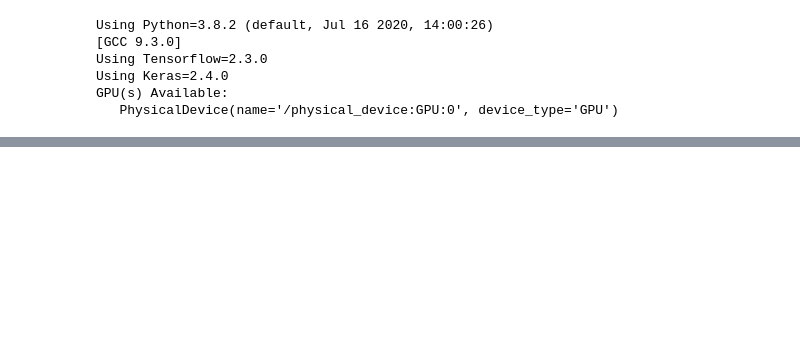
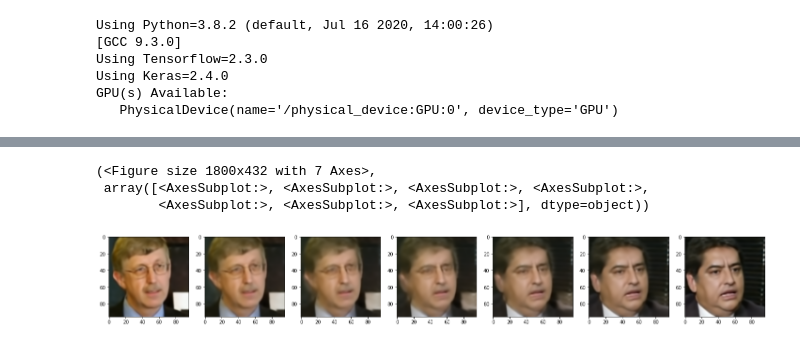
Before and after one commit to etotheipi/nvae_tensorflow, a Jupyter notebook: layer_playground.ipynb, the cells around one changed output, grey strips where cells are left out. Cells and saved outputs as stored; diff of their text form; code cells hidden in the pictures; blank space fills up the shorter version.

Commit message:
Face merging not too shabby

```diff
--- a/layer_playground.ipynb
+++ b/layer_playground.ipynb
@@ -393,0 +345,27 @@ fig.savefig(f'images/nvae_gen_random.png')
+# %%
+
+def merge_faces(model, face1, face2):
+    _ = tf.squeeze(model(tf.expand_dims(face1, axis=0)))
+    f1_zs = get_last_z_output(model)
+
+    _ = tf.squeeze(model(tf.expand_dims(face2, axis=0)))
+    f2_zs = get_last_z_output(model)
+
+    f12_zs = linterp_zs(f1_zs, f2_zs, alpha=0.5)
+    f12_dictated = dictate_next_output(model, f12_zs, IMAGE_SIZE)
+
+    fig,axs = plt.subplots(1, 7, figsize=(25,6))
+    d_alpha = 1.0 / 6
+    for i in range(7):
+        blended_zs = linterp_zs(f1_zs, f2_zs, alpha=1.0 - i * d_alpha)
+        blended_face = dictate_next_output(model, blended_zs, (64,64,3))
+        axs[i].imshow(lfw.unscale_img(blended_face))
+
+    return fig,axs
+# %%
+merge_faces(full_nvae, f1, f2)
+# %% [output]
+(<Figure size 1800x432 with 7 Axes>,
+ array([<AxesSubplot:>, <AxesSubplot:>, <AxesSubplot:>, <AxesSubplot:>,
+        <AxesSubplot:>, <AxesSubplot:>, <AxesSubplot:>], dtype=object))
+[figure, added]
```
Also changed, not shown: parts of 22 cells of this notebook, 5 other files.
